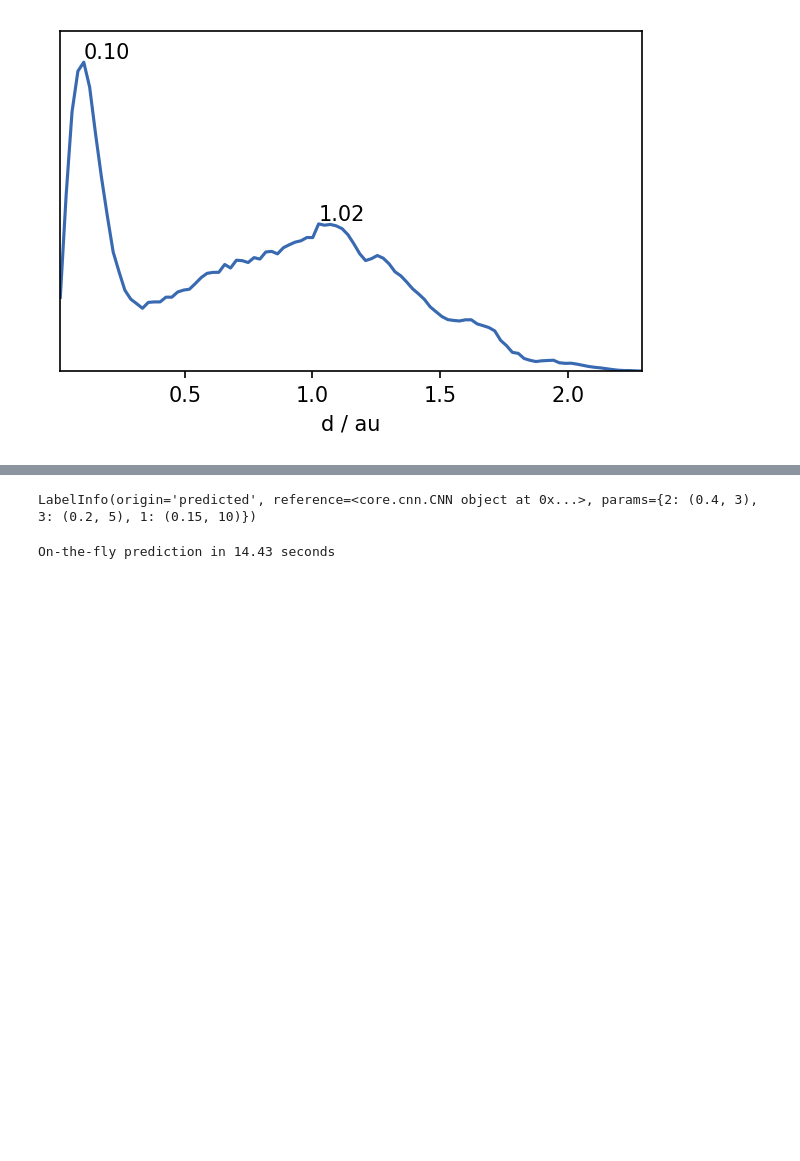
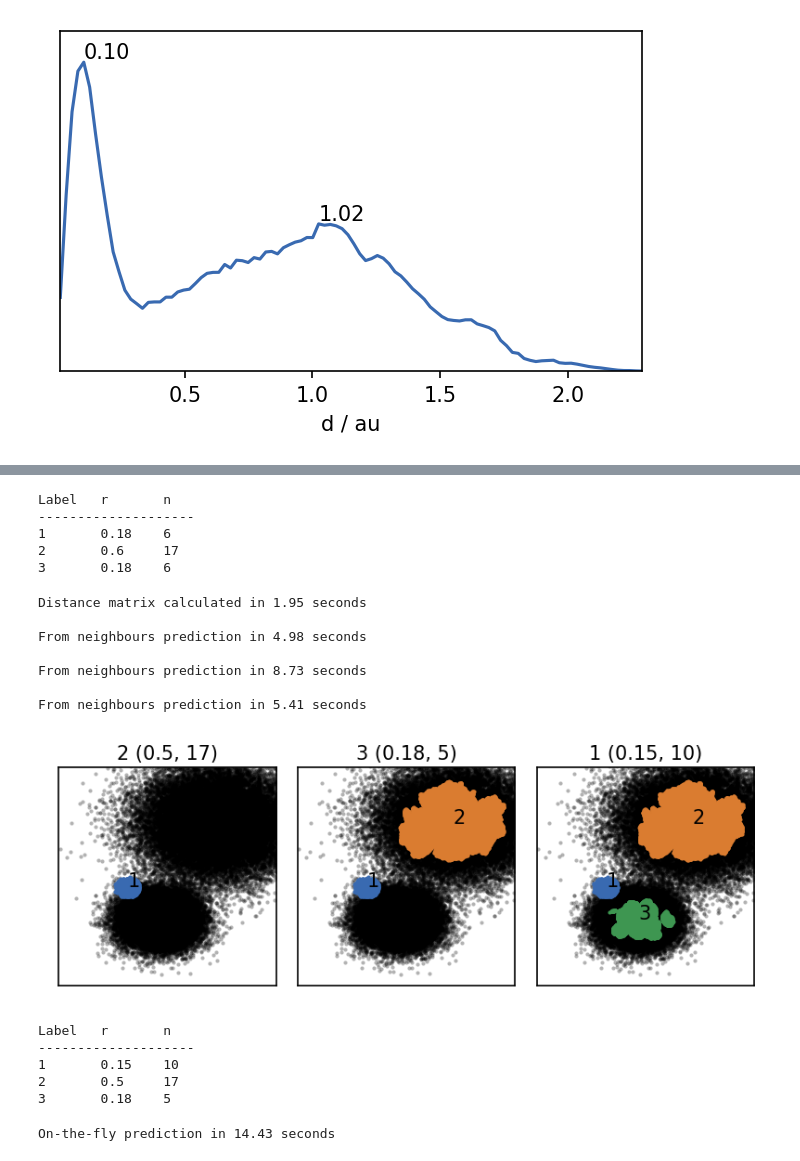
Before and after one commit to janjoswig/CommonNNClustering, a Jupyter notebook: tutorial/tutorial.ipynb, the cells around one changed output, grey strips where cells are left out. Cells and saved outputs as stored; diff of their text form; code cells hidden in the pictures; blank space fills up the shorter version.

```diff
--- a/tutorial/tutorial.ipynb
+++ b/tutorial/tutorial.ipynb
@@ -565,7 +532,71 @@ LabelInfo(origin='fitted', reference=None, params={'all': (0.6, 17)})
-# %%
-cobj.labels.info
-# %% [output]
-LabelInfo(origin='predicted', reference=<core.cnn.CNN object at 0x...>, params={2: (0.4, 3), 3: (0.2, 5), 1: (0.15, 10)})
+# %%
+print("Label", "r", "n", sep="\t")
+print("-" * 20)
+for k, v in sorted(robj.labels.info.params.items()):
+    print(k, *v, sep="\t")
+# %% [output]
+Label   r       n
+--------------------
+1       0.18    6
+2       0.6     17
+3       0.18    6
+# %%
+# In the end the cluster assignment for the (reduced) train set can be mapped
+# onto another test set. The assignment prediction can (and should) be done
+# for each cluster individually.
+go = time.time()
+cobj.calc_dist(robj)  # Distance map calculation
+print(f"Distance matrix calculated in {time.time()-go:.2f} seconds\n")
+time.sleep(1)
+
+fig, Ax = plt.subplots(1, 3)
+
+go = time.time()
+r = 0.15; n = 10
+robj.predict(cobj, r, n, clusters=[1], purge=True)
+print(f"From neighbours prediction in {time.time()-go:.2f} seconds\n")
+_ = cobj.evaluate(ax=Ax[0], ax_props=ax_props)
+Ax[2].set_title(f'1 {(r, n)}', fontsize=10, pad=4)
+
+go = time.time()
+r = 0.5; n = 17
+robj.predict(cobj, r, n, clusters=[2])
+print(f"From neighbours prediction in {time.time()-go:.2f} seconds\n")
+time.sleep(1)
+_ = cobj.evaluate(ax=Ax[1], ax_props=ax_props)
+Ax[0].set_title(f'2 {(r, n)}', fontsize=10, pad=4)
+
+go = time.time()
+r = 0.18; n = 5
+robj.predict(cobj, r, n, clusters=[3])
+print(f"From neighbours prediction in {time.time()-go:.2f} seconds\n")
+_ = cobj.evaluate(ax=Ax[2], ax_props=ax_props)
+Ax[1].set_title(f'3 {(r, n)}', fontsize=10, pad=4)
+
+
+fig.subplots_adjust(
+    left=0, right=1, bottom=0, top=1, wspace=0.1, hspace=0.3
+    )
+# %% [output]
+Distance matrix calculated in 1.95 seconds
+
+From neighbours prediction in 4.98 seconds
+
+From neighbours prediction in 8.73 seconds
+
+From neighbours prediction in 5.41 seconds
+[figure, added]
+# %%
+print("Label", "r", "n", sep="\t")
+print("-" * 20)
+for k, v in sorted(cobj.labels.info.params.items()):
+    print(k, *v, sep="\t")
+# %% [output]
+Label   r       n
+--------------------
+1       0.15    10
+2       0.5     17
+3       0.18    5
 # %%
 # In the end the cluster assignment for the (reduced) train set can be mapped
 # onto another test set. The assignment prediction can (and should) be done
```
Also changed, not shown: parts of 29 cells of this notebook, 42 other files.
